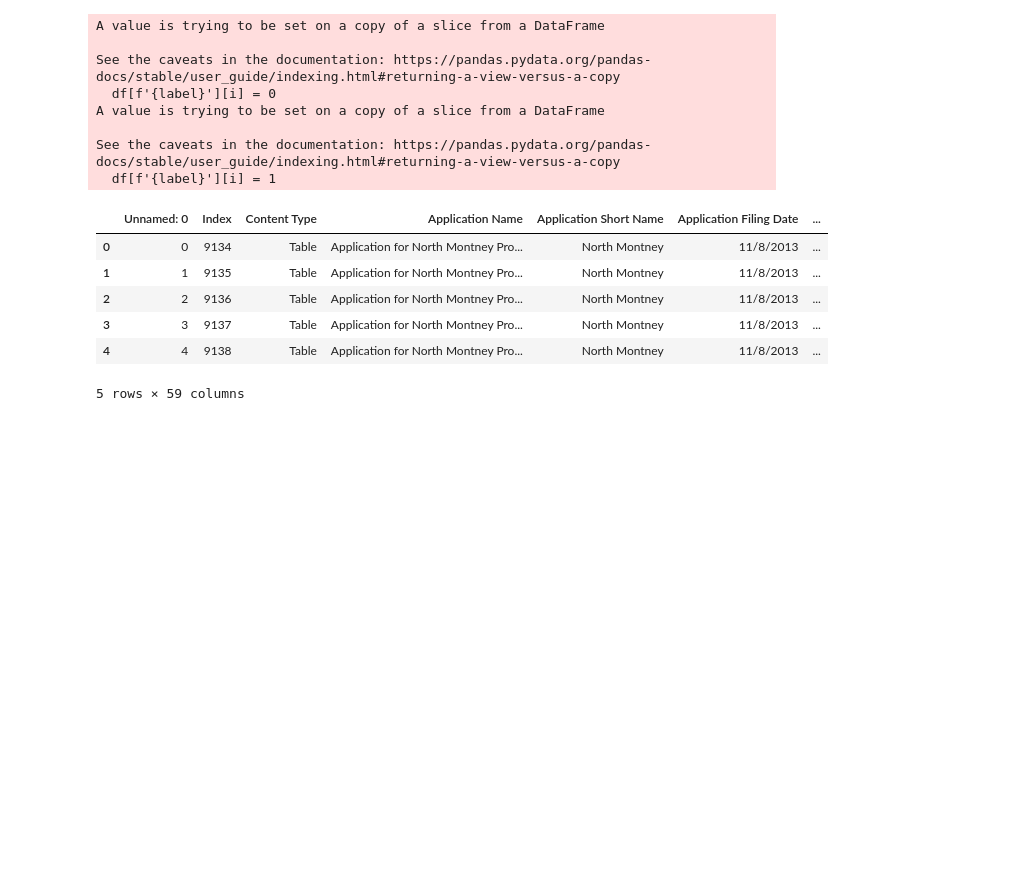
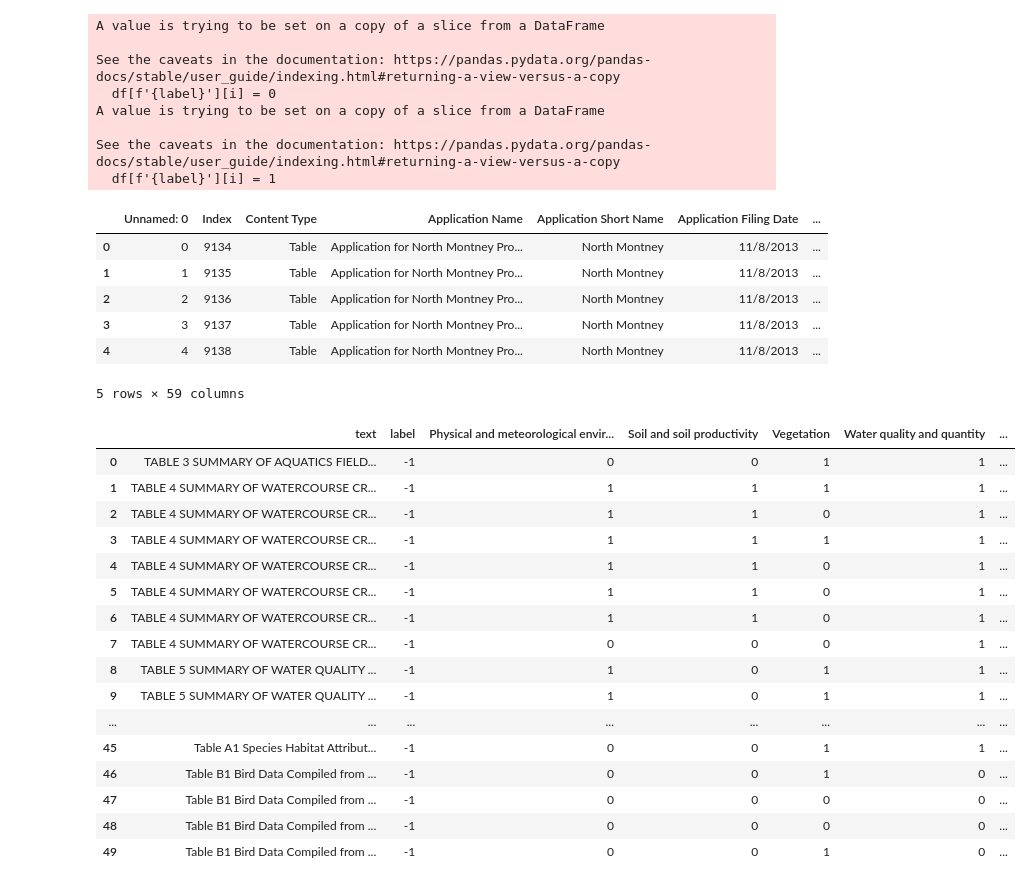
Before and after one commit to CER-REC/esa-data-bank_banque-donnees-ees, a Jupyter notebook: Codes/Section_05_VEC_Labeling_for_Tables/keywords_to_labels.ipynb, the cells around one changed output. Saved outputs shown, nothing was run; the diff lists cells and outputs as text; code cells hidden in the pictures; blank space fills up the shorter version.

Commit message:
Labeling tables with keywords.

```diff
--- a/Codes/Section_05_VEC_Labeling_for_Tables/keywords_to_labels.ipynb
+++ b/Codes/Section_05_VEC_Labeling_for_Tables/keywords_to_labels.ipynb
@@ -101,3 +101,26 @@ See the caveats in the documentation: https://pandas.pydata.org/pandas-docs/stab
 # %%
 with open("esa_index_ENG_labeled.pkl", "rb") as f:
     df = pickle.load(f)
+# %%
+pd.set_option("display.max_columns", 100)
+pd.set_option('display.max_colwidth', 500)
+# %%
+df.iloc[:, 34:59][0:50]
+# %% [output]
+|  | text | label | Physical and meteorological envir... | Soil and soil productivity | Vegetation | Water quality and quantity | ... |
+| 0 | TABLE 3 SUMMARY OF AQUATICS FIELD... | -1 | 0 | 0 | 1 | 1 | ... |
+| 1 | TABLE 4 SUMMARY OF WATERCOURSE CR... | -1 | 1 | 1 | 1 | 1 | ... |
+| 2 | TABLE 4 SUMMARY OF WATERCOURSE CR... | -1 | 1 | 1 | 0 | 1 | ... |
+| 3 | TABLE 4 SUMMARY OF WATERCOURSE CR... | -1 | 1 | 1 | 1 | 1 | ... |
+| 4 | TABLE 4 SUMMARY OF WATERCOURSE CR... | -1 | 1 | 1 | 0 | 1 | ... |
+| 5 | TABLE 4 SUMMARY OF WATERCOURSE CR... | -1 | 1 | 1 | 0 | 1 | ... |
+| 6 | TABLE 4 SUMMARY OF WATERCOURSE CR... | -1 | 1 | 1 | 0 | 1 | ... |
+| 7 | TABLE 4 SUMMARY OF WATERCOURSE CR... | -1 | 0 | 0 | 0 | 1 | ... |
+| 8 | TABLE 5 SUMMARY OF WATER QUALITY ... | -1 | 1 | 0 | 1 | 1 | ... |
+| 9 | TABLE 5 SUMMARY OF WATER QUALITY ... | -1 | 1 | 0 | 1 | 1 | ... |
+| ... | ... | ... | ... | ... | ... | ... | ... |
+| 45 | Table A1 Species Habitat Attribut... | -1 | 0 | 0 | 1 | 1 | ... |
+| 46 | Table B1 Bird Data Compiled from ... | -1 | 0 | 0 | 1 | 0 | ... |
+| 47 | Table B1 Bird Data Compiled from ... | -1 | 0 | 0 | 0 | 0 | ... |
+| 48 | Table B1 Bird Data Compiled from ... | -1 | 0 | 0 | 0 | 0 | ... |
+| 49 | Table B1 Bird Data Compiled from ... | -1 | 0 | 0 | 1 | 0 | ... |
```
Also changed, not shown: 1 other file.
